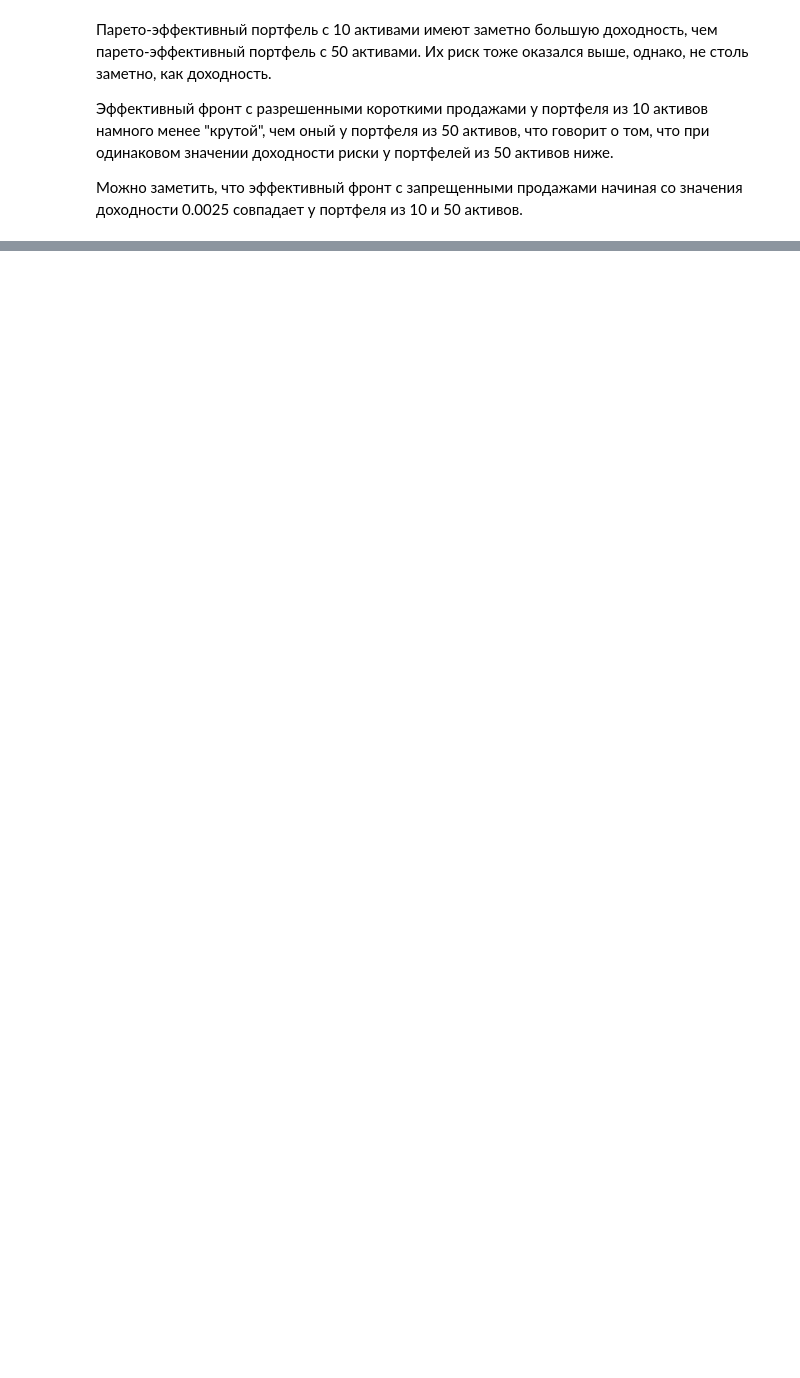
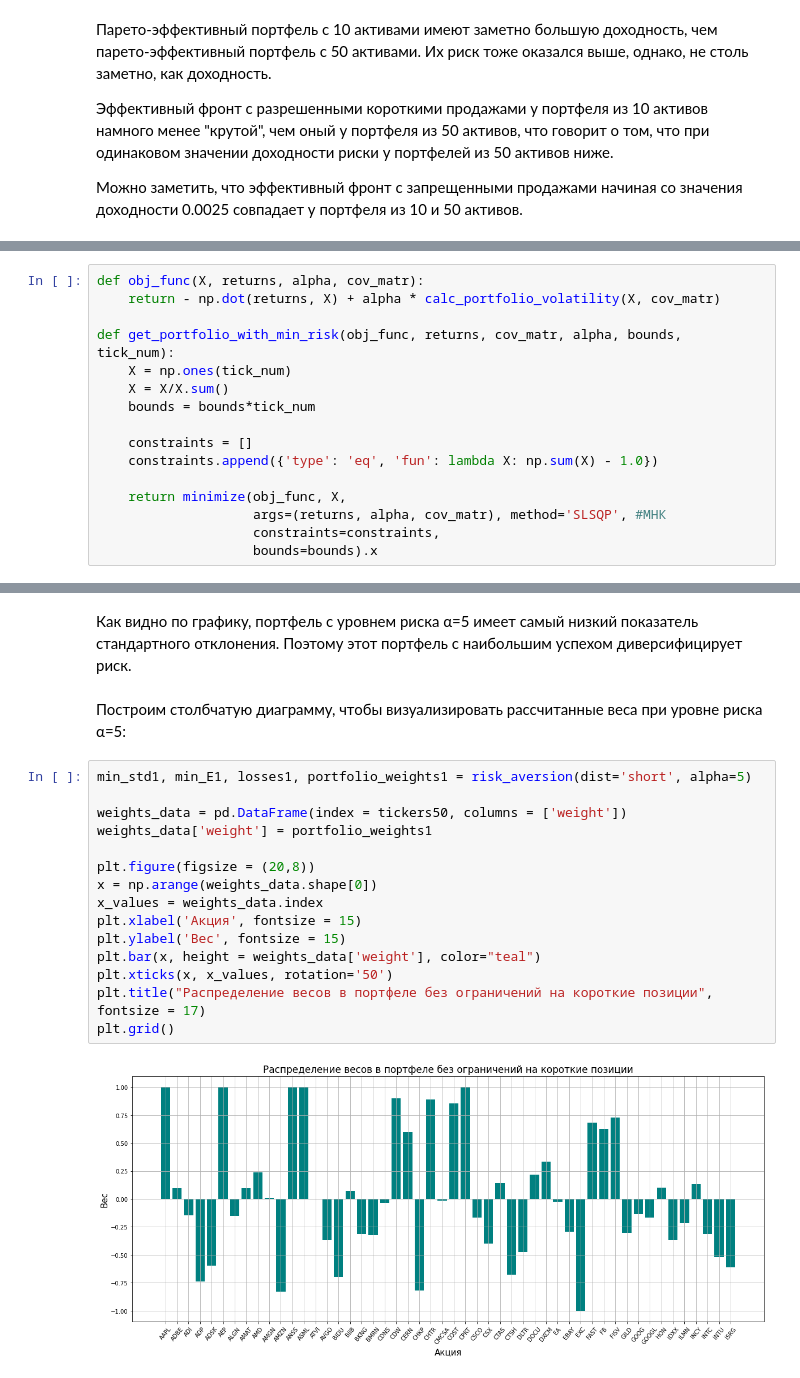
Before and after one commit to edmelnikov/Finance-operations-research-lab-2, a Jupyter notebook: lab-2_finance.ipynb, the cells around one changed output, grey strips where cells are left out. Saved outputs shown, nothing was run; the diff lists cells and outputs as text; blank space fills up the shorter version.

```diff
--- a/lab-2_finance.ipynb
+++ b/lab-2_finance.ipynb
@@ -696,0 +705,16 @@ fig.show()
+# %%
+def obj_func(X, returns, alpha, cov_matr):
+    return - np.dot(returns, X) + alpha * calc_portfolio_volatility(X, cov_matr)
+
+def get_portfolio_with_min_risk(obj_func, returns, cov_matr, alpha, bounds, tick_num):
+    X = np.ones(tick_num)
+    X = X/X.sum()
+    bounds = bounds*tick_num
+
+    constraints = []
+    constraints.append({'type': 'eq', 'fun': lambda X: np.sum(X) - 1.0})
+
+    return minimize(obj_func, X,
+                    args=(returns, alpha, cov_matr), method='SLSQP', #МНК
+                    constraints=constraints,
+                    bounds=bounds).x
@@ -696,0 +773,21 @@ fig.show()
+# %% [markdown]
+Как видно по графику, портфель с уровнем риска α=5 имеет самый низкий показатель стандартного отклонения. Поэтому этот портфель с наибольшим успехом диверсифицирует риск.
+# %% [markdown]
+Построим столбчатую диаграмму, чтобы визуализировать рассчитанные веса при уровне риска α=5:
+# %%
+min_std1, min_E1, losses1, portfolio_weights1 = risk_aversion(dist='short', alpha=5)
+
+weights_data = pd.DataFrame(index = tickers50, columns = ['weight'])
+weights_data['weight'] = portfolio_weights1
+
+plt.figure(figsize = (20,8))
+x = np.arange(weights_data.shape[0])
+x_values = weights_data.index
+plt.xlabel('Акция', fontsize = 15)
+plt.ylabel('Вес', fontsize = 15)
+plt.bar(x, height = weights_data['weight'], color="teal")
+plt.xticks(x, x_values, rotation='50')
+plt.title("Распределение весов в портфеле без ограничений на короткие позиции", fontsize = 17)
+plt.grid()
+# %% [output]
+[figure, added]
```
Also changed, not shown: parts of 47 cells of this notebook.
